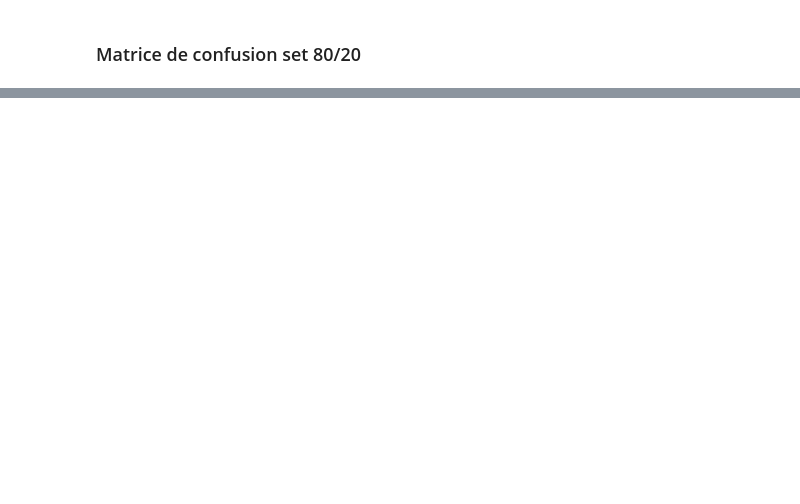
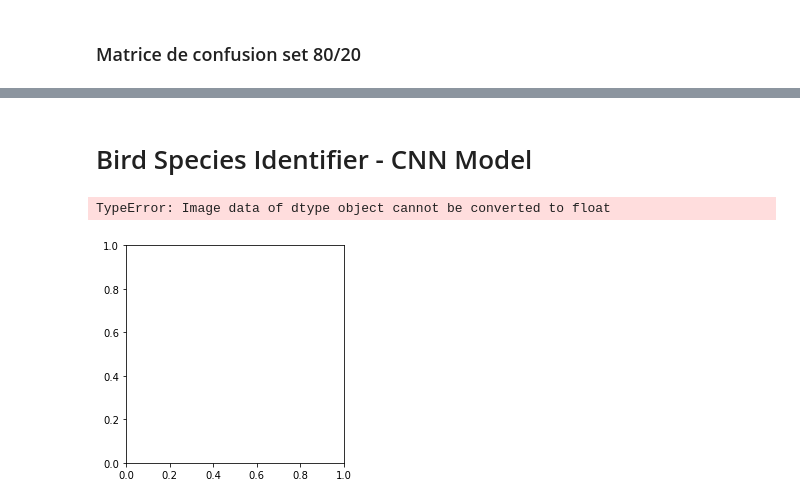
Before and after one commit to BirdIdentifier/BirdIdentifier, a Jupyter notebook: binary-tree.ipynb, the cells around one changed output, grey strips where cells are left out. Drawn from its saved outputs; the diff is of its cells as text; code cells hidden in the pictures; blank space fills up the shorter version.

```diff
--- a/binary-tree.ipynb
+++ b/binary-tree.ipynb
@@ -307,0 +315,23 @@ plt.show()
+# %% [markdown]
+# Bird Species Identifier - CNN Model
+# %%
+p = s1_images[0]
+orig = cv2.imread(p)
+orig = cv2.cvtColor(orig, cv2.COLOR_BGR2RGB) / 255.0
+init_val = 100
+columns = 3
+rows = 3
+
+fig=plt.figure(figsize=(15, 10))
+for i in range(1, columns*rows +1):
+    quality=init_val - (i-1) * 8
+    img = compute_ela_cv(path=p, quality=quality)
+    if i == 1:
+        img = orig.copy()
+    ax = fig.add_subplot(rows, columns, i)
+    ax.title.set_text(f'q: {quality}')
+    plt.imshow(img)
+plt.show()
+# %% [output]
+TypeError: Image data of dtype object cannot be converted to float
+[figure, added]
```
Also changed, not shown: parts of 9 cells of this notebook, 1 other file.
